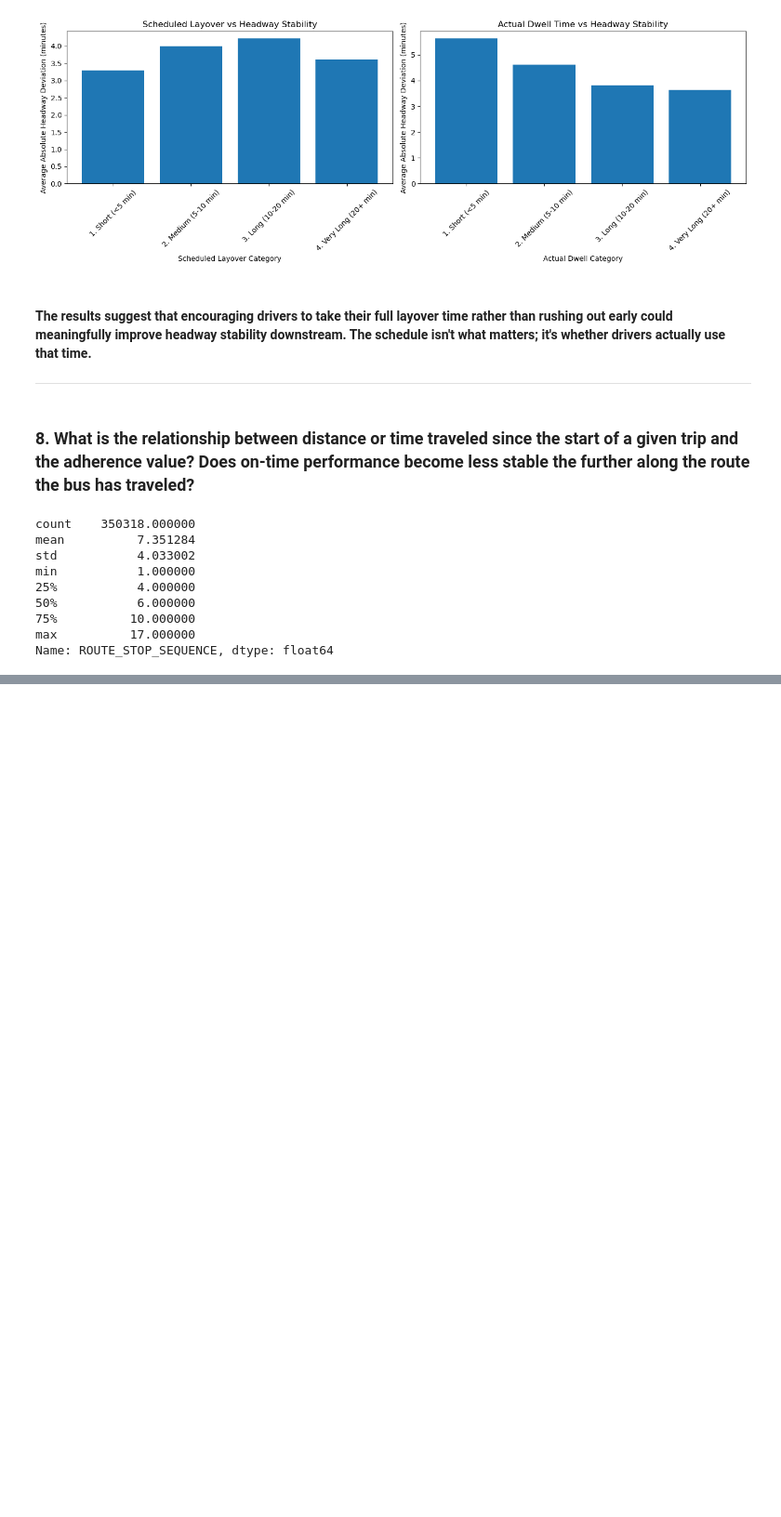
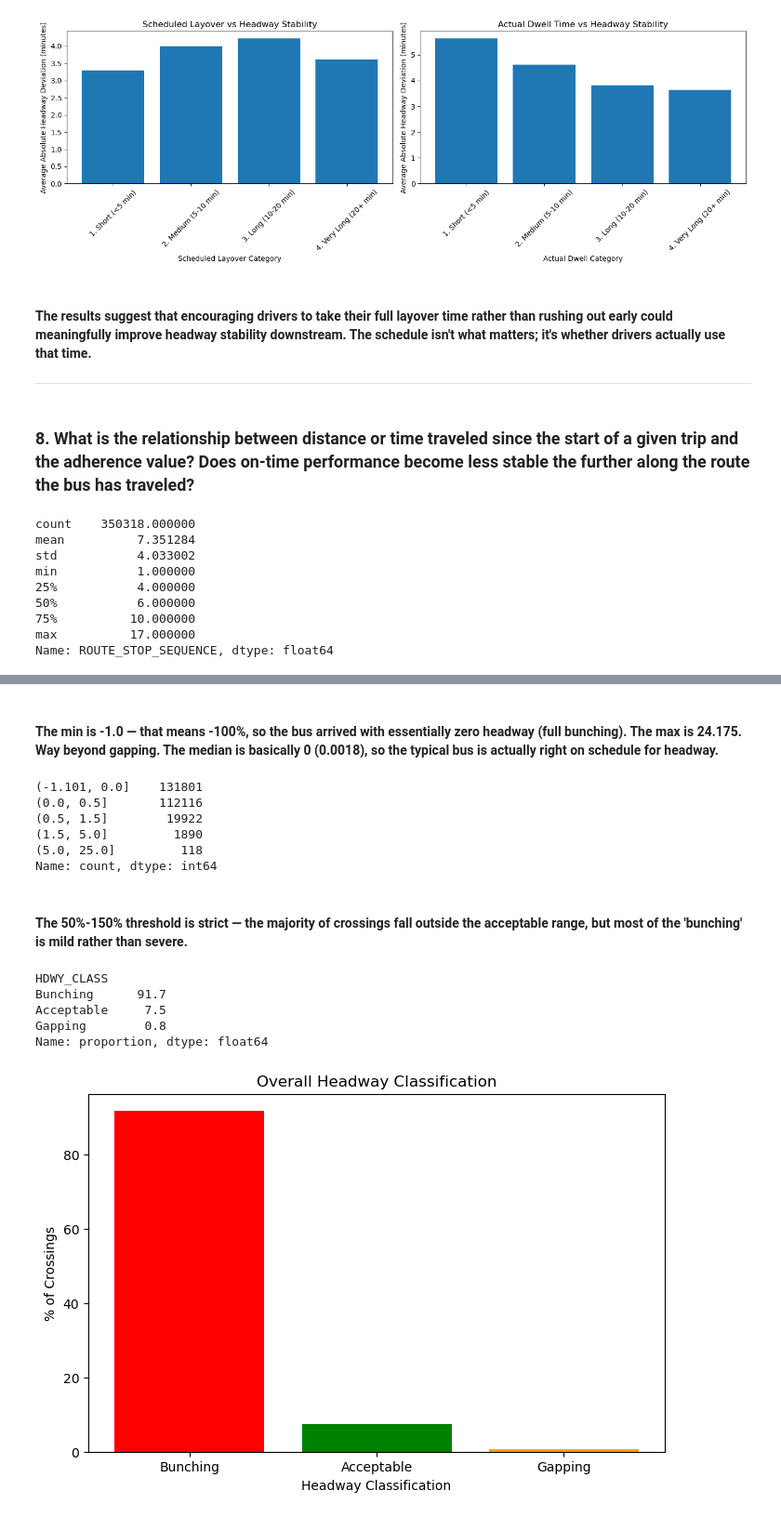
Before and after one commit to NewForce-Data-Cohort-12/we-go-axle-rose, a Jupyter notebook: WeGo_AxelRose_Ruppert.ipynb, the cells around one changed output, grey strips where cells are left out. Shown at 93% size. Saved outputs shown, nothing was run; the diff lists cells and outputs as text; code cells hidden in the pictures; blank space fills up the shorter version.

```diff
--- a/WeGo_AxelRose_Ruppert.ipynb
+++ b/WeGo_AxelRose_Ruppert.ipynb
@@ -666,0 +673,26 @@ plt.show()
+# %%
+# Step 1: Calculate headway deviation percentage and classify each record
+
+# Filter out rows where SCHEDULED_HDWY is 0 or null (can't divide by zero)
+hdwy_data = wego[
+    (wego['SCHEDULED_HDWY'].notna()) &
+    (wego['SCHEDULED_HDWY'] != 0) &
+    (wego['HDWY_DEV'].notna())
+].copy()
+
+# Calculate headway deviation as a percentage
+hdwy_data['HDWY_DEV_PCT'] = hdwy_data['HDWY_DEV'] / hdwy_data['SCHEDULED_HDWY']
+
+# Classify each record
+def classify_headway(pct):
+    if pct < 0.50:
+        return 'Bunching'
+    elif pct > 1.50:
+        return 'Gapping'
+    else:
+        return 'Acceptable'
+
+hdwy_data['HDWY_CLASS'] = hdwy_data['HDWY_DEV_PCT'].apply(classify_headway)
+
+# Quick check
+print(hdwy_data['HDWY_CLASS'].value_counts())
@@ -666,0 +730,38 @@ plt.show()
+# %% [markdown]
+#### The min is -1.0 — that means -100%, so the bus arrived with essentially zero headway (full bunching). The max is 24.175. Way beyond gapping. The median is basically 0 (0.0018), so the typical bus is actually right on schedule for headway.
+# %%
+# What does the distribution of HDWY_DEV_PCT look like around the thresholds?
+print(hdwy_data['HDWY_DEV_PCT'].value_counts(bins=[-1.1, 0, 0.5, 1.5, 5, 25]).sort_index())
+# %% [output]
+(-1.101, 0.0]    131801
+(0.0, 0.5]       112116
+(0.5, 1.5]        19922
+(1.5, 5.0]         1890
+(5.0, 25.0]         118
+Name: count, dtype: int64
+# %% [markdown]
+#### The 50%-150% threshold is strict — the majority of crossings fall outside the acceptable range, but most of the 'bunching' is mild rather than severe.
+# %%
+# Step 2: Overall bunching/acceptable/gapping breakdown as percentages
+
+hdwy_totals = hdwy_data['HDWY_CLASS'].value_counts()
+hdwy_pct = hdwy_data['HDWY_CLASS'].value_counts(normalize=True) * 100
+
+print(hdwy_pct.round(1))
+
+# Bar chart
+plt.figure(figsize=(8, 5))
+plt.bar(['Bunching', 'Acceptable', 'Gapping'],
+        [hdwy_pct.get('Bunching', 0), hdwy_pct.get('Acceptable', 0), hdwy_pct.get('Gapping', 0)],
+        color=['red', 'green', 'orange'])
+plt.xlabel('Headway Classification')
+plt.ylabel('% of Crossings')
+plt.title('Overall Headway Classification')
+plt.show()
+# %% [output]
+HDWY_CLASS
+Bunching      91.7
+Acceptable     7.5
+Gapping        0.8
+Name: proportion, dtype: float64
+[figure, added]
```
Also changed, not shown: parts of 14 cells of this notebook, 3 other files.
